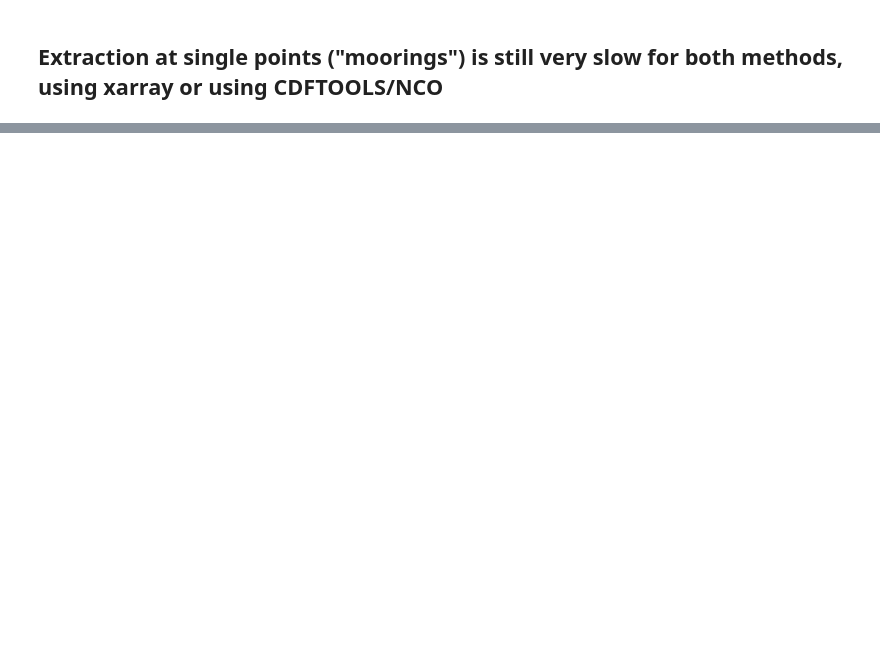
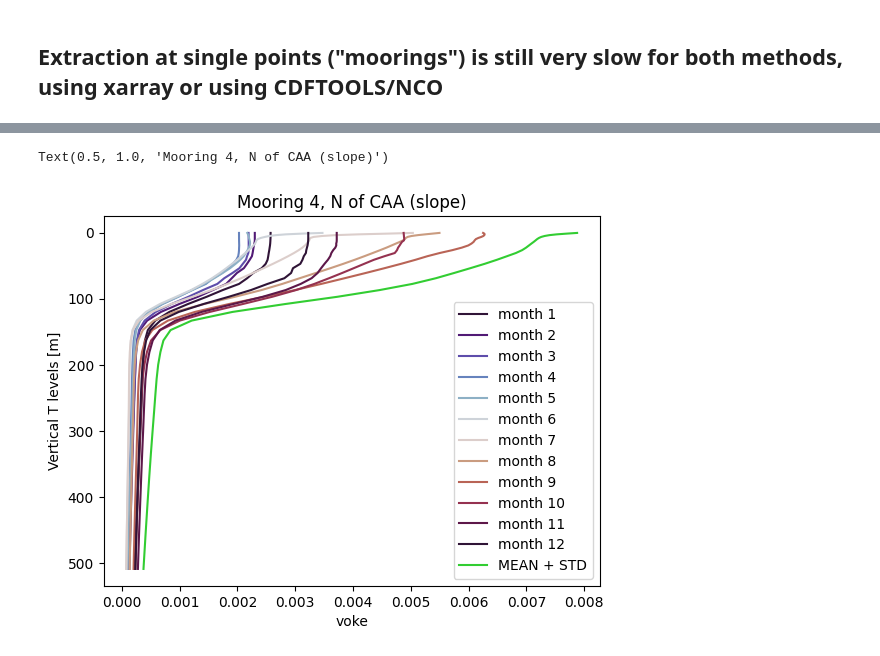
Before and after one commit to jk-rieck/future_arctic, a Jupyter notebook: mooringsREFvsFUT.ipynb, the cells around one changed output, grey strips where cells are left out. Saved outputs shown, nothing was run; the diff lists cells and outputs as text; code cells hidden in the pictures; blank space fills up the shorter version.

```diff
--- a/mooringsREFvsFUT.ipynb
+++ b/mooringsREFvsFUT.ipynb
@@ -105,0 +79,15 @@ This is slow as well. Using CDFTOOLS to extract from the 3D fields and ncks to e
+# %%
+n = 12
+REF_colors = plt.cm.twilight_shifted(np.linspace(0, 1, n))
+max_depth = 40
+
+for m in range(0, 12):
+    moor4_KE.voke.groupby("time_counter.month").mean("time_counter").isel(deptht=slice(0, max_depth), month=m).plot(
+        y="deptht", yincrease=False, color=REF_colors[m], label="month " + str(m+1))
+(moor4_KE.voke.mean("time_counter") + moor4_KE.voke.std("time_counter")).isel(deptht=slice(0, max_depth)).plot(y="deptht", yincrease=False,
+                                                                                                               label="MEAN + STD", color="limegreen")
+plt.legend()
+plt.title("Mooring 4, N of CAA (slope)")
+# %% [output]
+Text(0.5, 1.0, 'Mooring 4, N of CAA (slope)')
+[figure, added]
```
Also changed, not shown: parts of 17 cells of this notebook, 2 other files.
